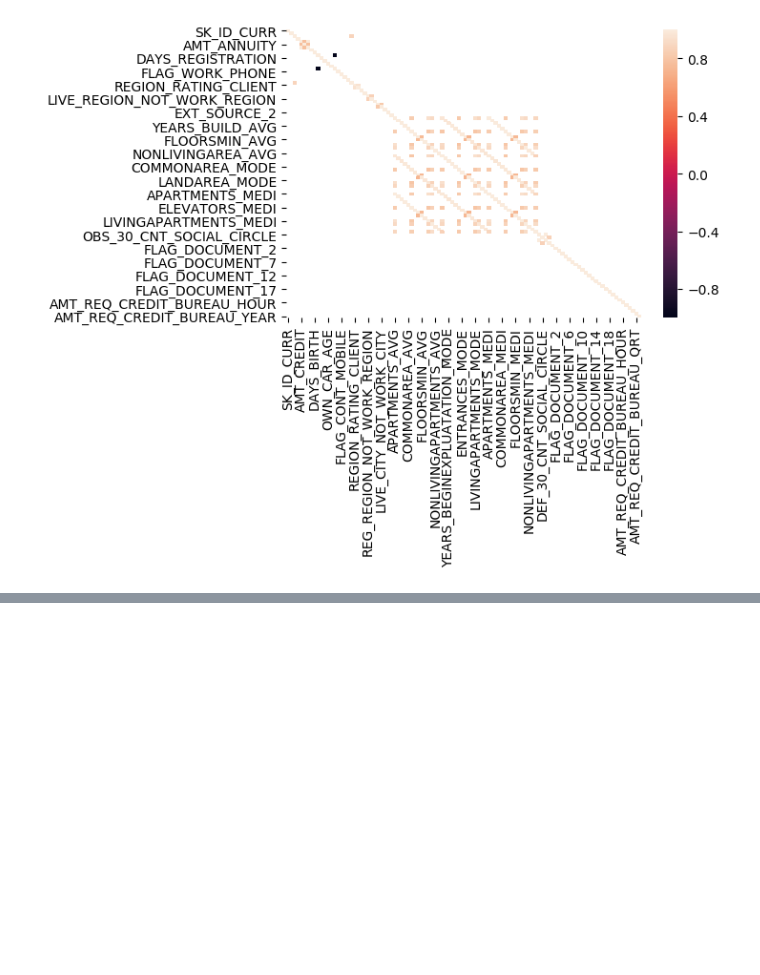
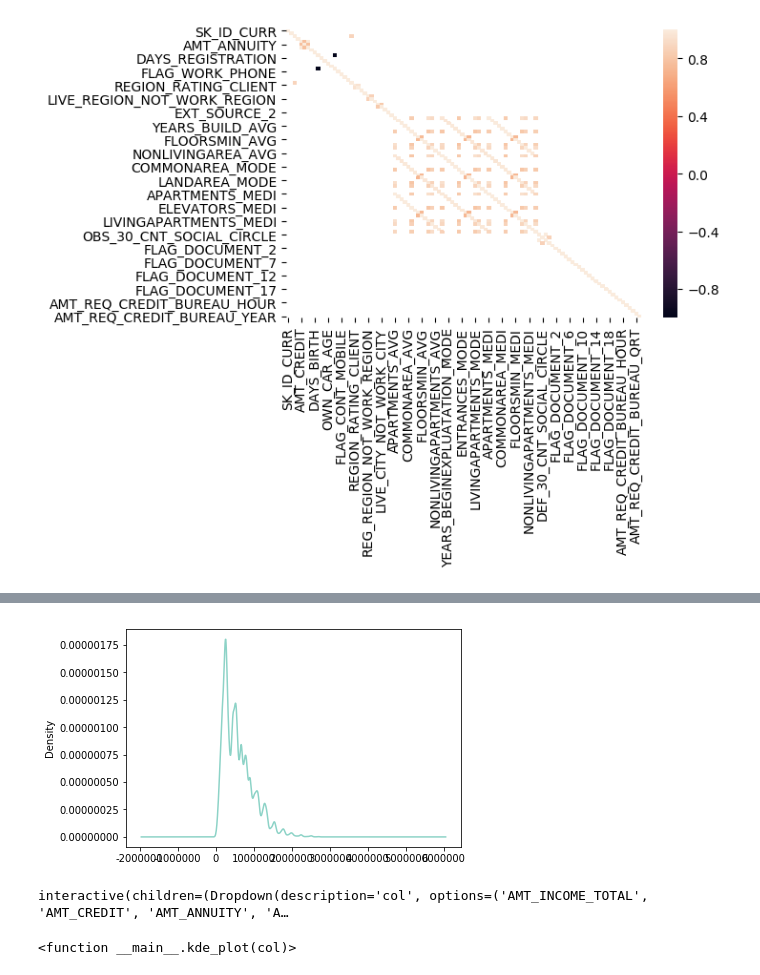
Before and after one commit to kuonumber/2nd-ML100Days, a Jupyter notebook: homework/Day_002_HW.ipynb, the cells around one changed output, grey strips where cells are left out. Drawn from its saved outputs; the diff is of its cells as text; code cells hidden in the pictures; blank space fills up the shorter version.

```diff
--- a/homework/Day_002_HW.ipynb
+++ b/homework/Day_002_HW.ipynb
@@ -122,0 +189,3 @@ sns.heatmap(corr[abs(corr)>0.7])
+# %%
+def kde_plot(col):
+    df[col].plot(kind='kde', cmap = 'Set3')
@@ -122,0 +194,9 @@ sns.heatmap(corr[abs(corr)>0.7])
+# %%
+kde_plot('AMT_CREDIT')
+# %% [output]
+[figure, added]
+# %%
+interact(kde_plot, col = list_selected_columns)
+# %% [output]
+interactive(children=(Dropdown(description='col', options=('AMT_INCOME_TOTAL', 'AMT_CREDIT', 'AMT_ANNUITY', 'A…
+<function __main__.kde_plot(col)>
```
Also changed, not shown: parts of 9 cells of this notebook.
